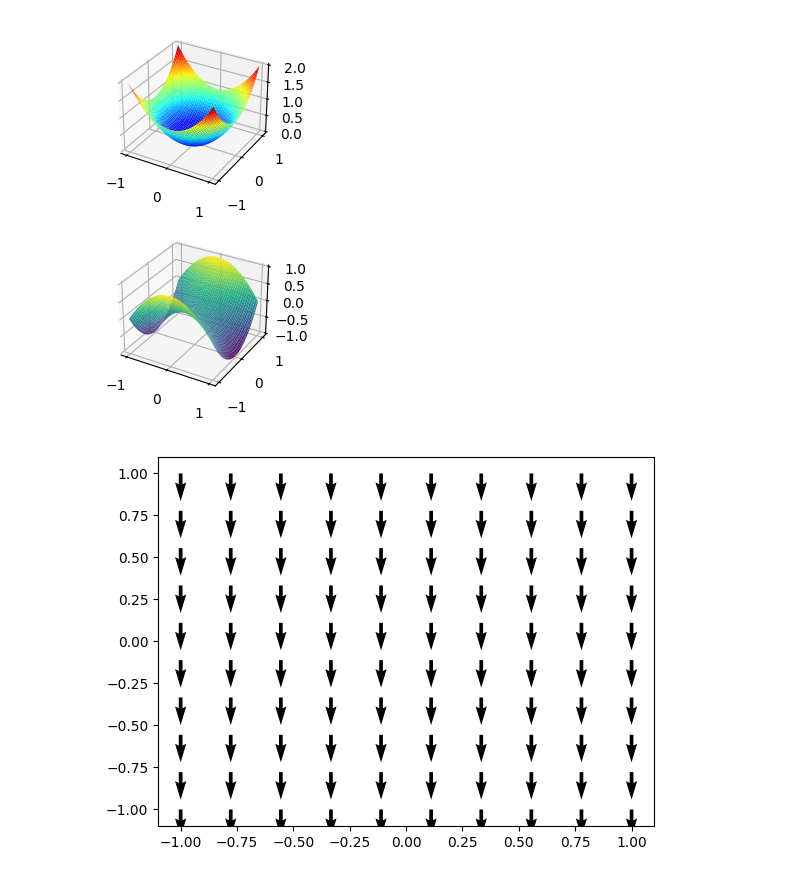
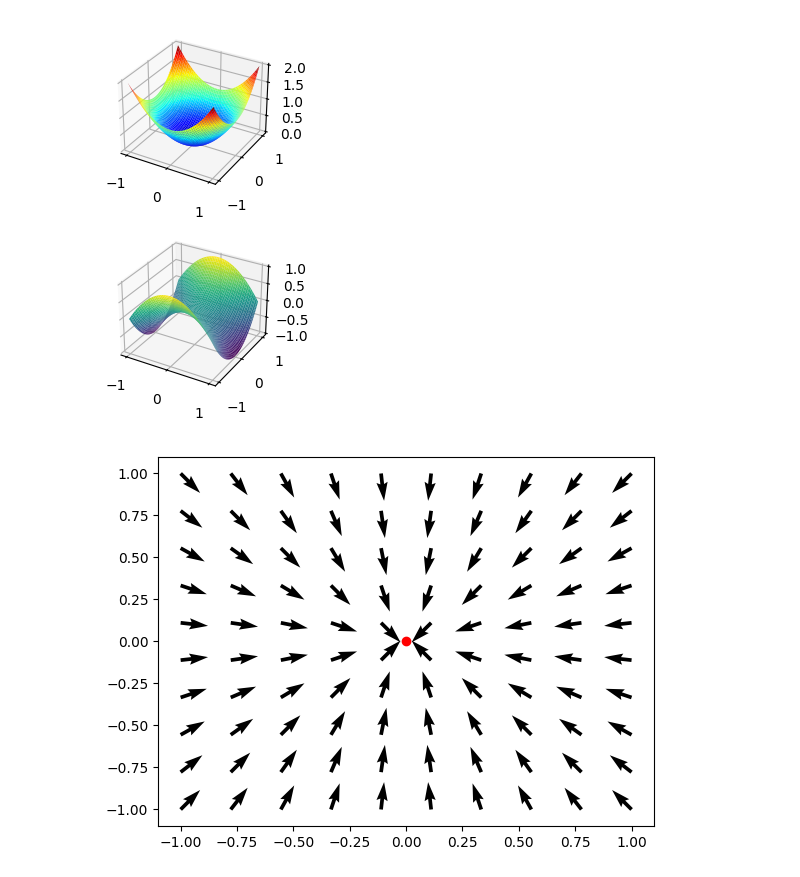
Before and after one commit to asegura4488/MetodosComputacionales2026, a Jupyter notebook: Semana2/GraficacionVectorial.ipynb, the cells around one changed output. Saved outputs shown, nothing was run; the diff lists cells and outputs as text; code cells hidden in the pictures.

```diff
--- a/Semana2/GraficacionVectorial.ipynb
+++ b/Semana2/GraficacionVectorial.ipynb
@@ -136,17 +131,27 @@ def gy(x,y):
+# %%
+def Ex(x,y,q=-1):
+  return q*x/(x**2 + y**2)**(3/2)
+# %%
+def Ey(x,y,q=-1):
+  return q*y/(x**2 + y**2)**(3/2)
 # %%
 Gx = np.zeros_like(X)
 Gy = np.zeros_like(X)
 # %%
 for i in range(x.shape[0]):
   for j in range(y.shape[0]):
-    Gx[i,j] = gx(x[i],y[j])
-    Gy[i,j] = gy(x[i],y[j])
+    Gx[i,j] = Ex(x[i],y[j])
+    Gy[i,j] = Ey(x[i],y[j])
 # %%
 fig = plt.figure()
 ax = fig.add_subplot(111)
 
+q = np.array([0.,0.])
+ax.scatter(*q,color='red')
+
+
 for i in range(x.shape[0]):
   for j in range(y.shape[0]):
     ax.quiver(x[i],y[j],Gx[i,j],Gy[i,j])
 # %% [output]
-[figure, old version]
+[figure, new version]
```
Also changed, not shown: parts of 3 cells of this notebook.
